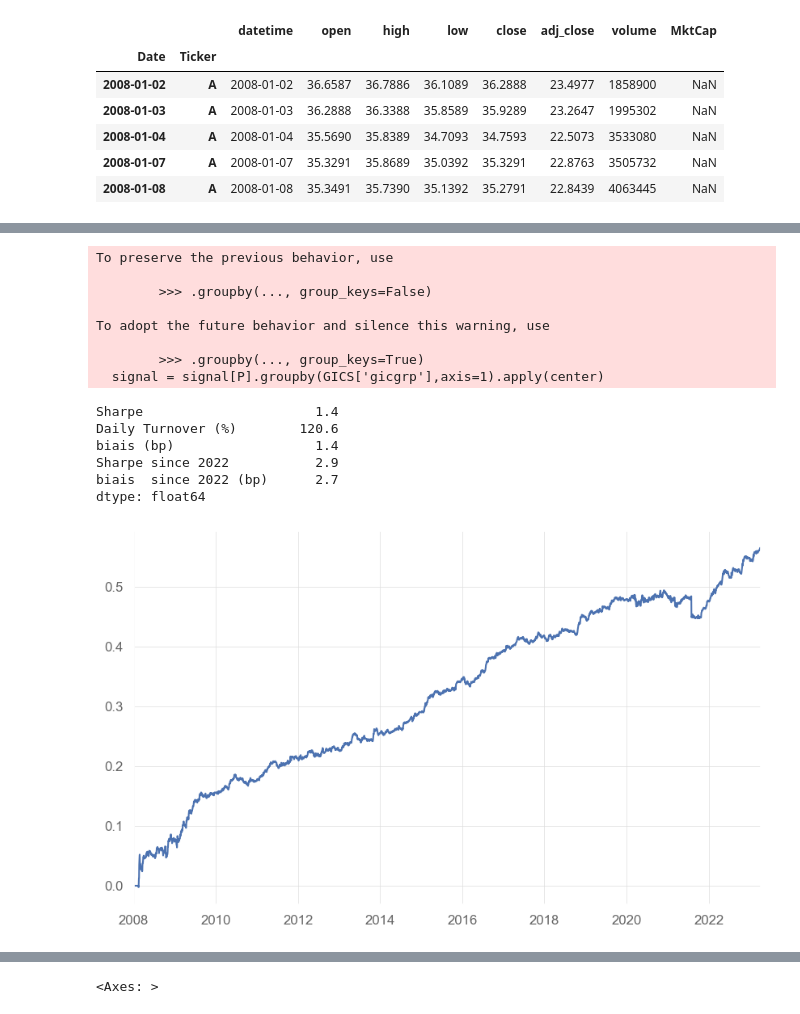
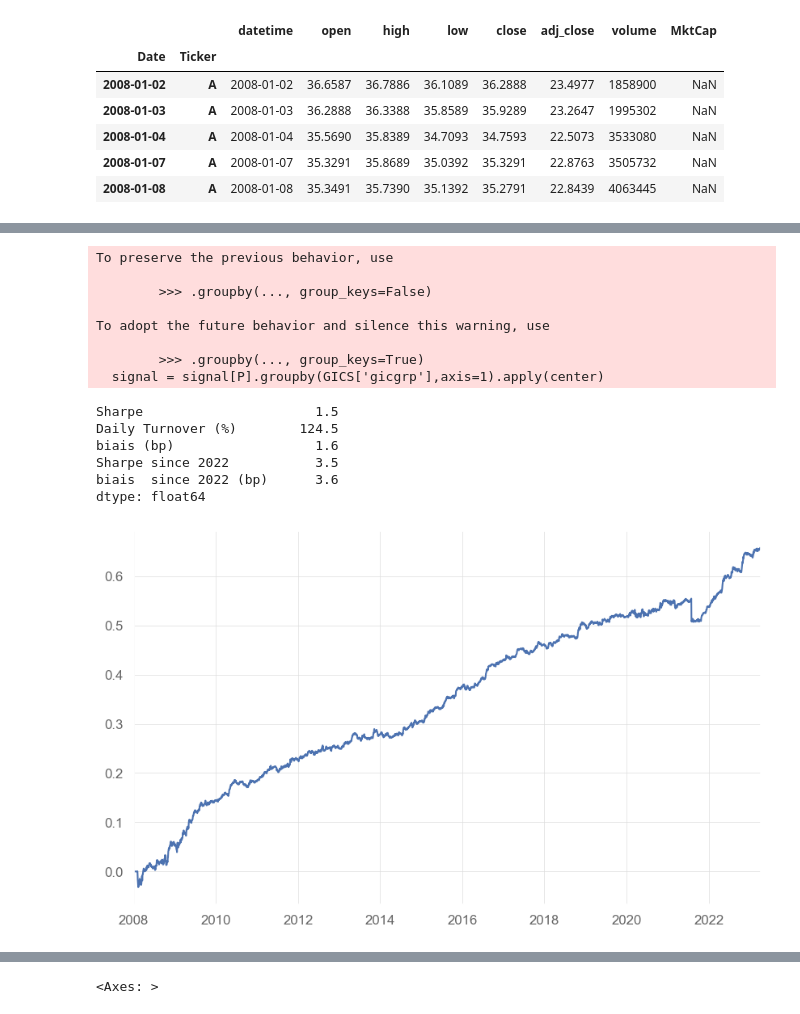
Before and after one commit to nabz78350/backtesting, a Jupyter notebook: strat_eps_cfo.ipynb, the cells around one changed output, grey strips where cells are left out. Saved outputs shown, nothing was run; the diff lists cells and outputs as text; code cells hidden in the pictures.

```diff
--- a/strat_eps_cfo.ipynb
+++ b/strat_eps_cfo.ipynb
@@ -251,36 +256,36 @@ for ticker in tqdm(market_data.index.get_level_values(1).unique()):
 metrics = pd.concat(results,axis=1).reindex_like(P).ffill()
 # %%
 signal = metrics[P].rank(axis=1,pct=True,ascending=True).clip(0.01,0.99).apply(norm.ppf)
-signal[signal.abs()<0.5] = None
+signal[signal.abs()<1] = 0
 
 signal = signal[P].groupby(GICS['gicgrp'],axis=1).apply(center)
 signal = signal[P].div(signal[P].abs().sum(1),0)
 
 PNL = (signal[P].shift()*R).sum(1)
 sr = sharpe(PNL)
 turnover = signal.fillna(0).diff().abs().sum(1).mean()
 PNL.cumsum().plot()
 pd.Series({'Sharpe':sr,
            'Daily Turnover (%)':turnover *100,
            'biais (bp)':PNL.mean()*1e4,
            'Sharpe since 2022' : sharpe(PNL.loc['2022':]),
            'biais  since 2022 (bp)':PNL.loc['2022':].mean()*1e4}).round(1)
 # %% [output]
 To preserve the previous behavior, use
 
         >>> .groupby(..., group_keys=False)
 
 To adopt the future behavior and silence this warning, use
 
         >>> .groupby(..., group_keys=True)
   signal = signal[P].groupby(GICS['gicgrp'],axis=1).apply(center)
-Sharpe                      1.4
-Daily Turnover (%)        120.6
-biais (bp)                  1.4
-Sharpe since 2022           2.9
-biais  since 2022 (bp)      2.7
+Sharpe                      1.5
+Daily Turnover (%)        124.5
+biais (bp)                  1.6
+Sharpe since 2022           3.5
+biais  since 2022 (bp)      3.6
 dtype: float64
-[figure, old version]
+[figure, new version]
 # %%
 signal.count(1).plot(label ='# positions',legend=True)
 # %% [output]
```
Also changed, not shown: parts of 2 cells of this notebook, 2 other files.
